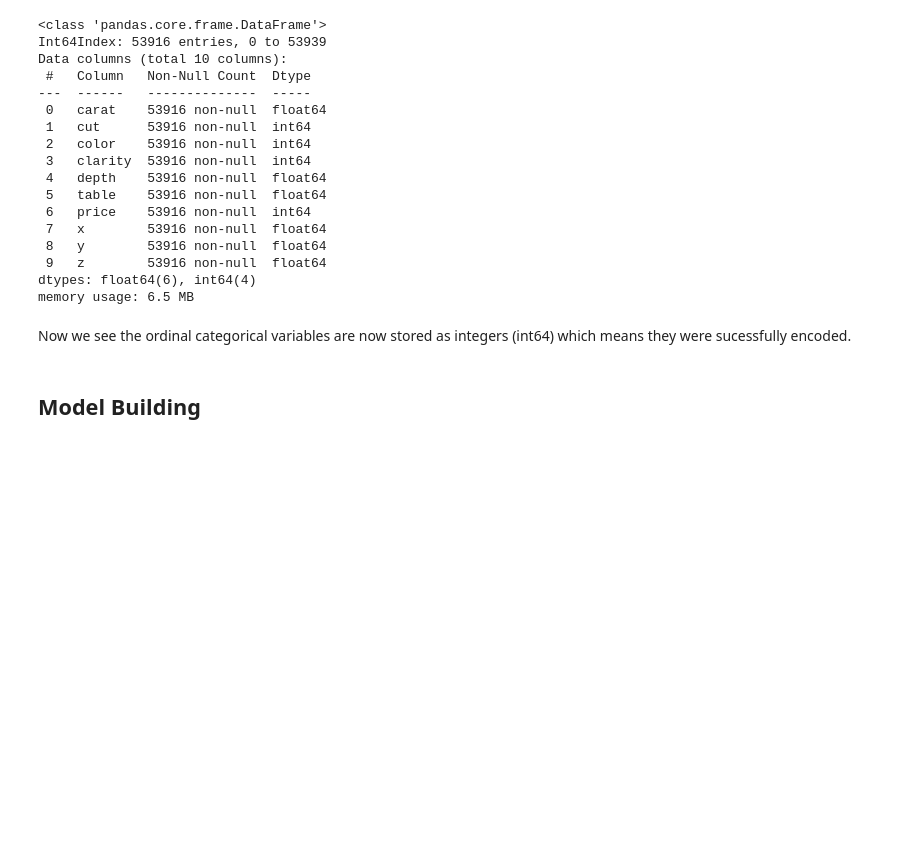
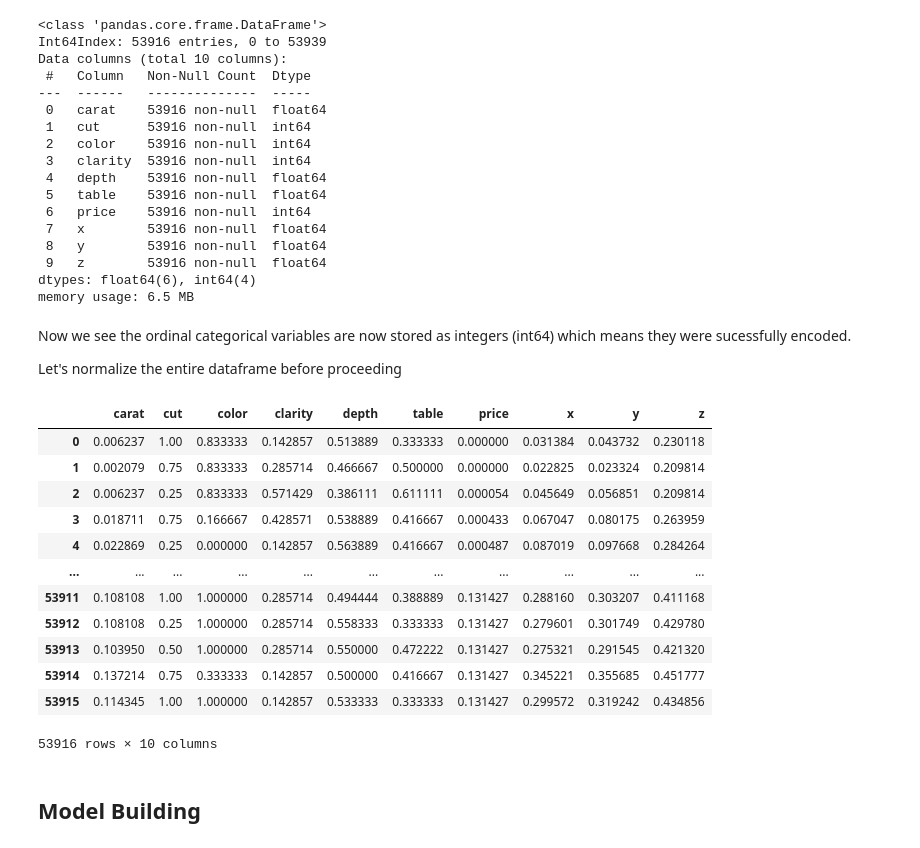
Before and after one commit to laurenmitch/DataSciencePortfolio, a Jupyter notebook: Machine Learning/Diamond Price Regression.ipynb, the cells around one changed output. Cells and saved outputs as stored; diff of their text form; code cells hidden in the pictures; blank space fills up the shorter version.

```diff
--- a/Machine Learning/Diamond Price Regression.ipynb
+++ b/Machine Learning/Diamond Price Regression.ipynb
@@ -263,3 +263,5 @@ dtypes: float64(6), int64(4)
 memory usage: 6.5 MB
 # %% [markdown]
 Now we see the ordinal categorical variables are now stored as integers (int64) which means they were sucessfully encoded.
+
+Let's normalize the entire dataframe before proceeding
@@ -266,3 +275,19 @@ Now we see the ordinal categorical variables are now stored as integers (int64)
+# %%
+data_norm_col
+# %% [output]
+|  | carat | cut | color | clarity | depth | table | price | x | y | z |
+| 0 | 0.006237 | 1.00 | 0.833333 | 0.142857 | 0.513889 | 0.333333 | 0.000000 | 0.031384 | 0.043732 | 0.230118 |
+| 1 | 0.002079 | 0.75 | 0.833333 | 0.285714 | 0.466667 | 0.500000 | 0.000000 | 0.022825 | 0.023324 | 0.209814 |
+| 2 | 0.006237 | 0.25 | 0.833333 | 0.571429 | 0.386111 | 0.611111 | 0.000054 | 0.045649 | 0.056851 | 0.209814 |
+| 3 | 0.018711 | 0.75 | 0.166667 | 0.428571 | 0.538889 | 0.416667 | 0.000433 | 0.067047 | 0.080175 | 0.263959 |
+| 4 | 0.022869 | 0.25 | 0.000000 | 0.142857 | 0.563889 | 0.416667 | 0.000487 | 0.087019 | 0.097668 | 0.284264 |
+| ... | ... | ... | ... | ... | ... | ... | ... | ... | ... | ... |
+| 53911 | 0.108108 | 1.00 | 1.000000 | 0.285714 | 0.494444 | 0.388889 | 0.131427 | 0.288160 | 0.303207 | 0.411168 |
+| 53912 | 0.108108 | 0.25 | 1.000000 | 0.285714 | 0.558333 | 0.333333 | 0.131427 | 0.279601 | 0.301749 | 0.429780 |
+| 53913 | 0.103950 | 0.50 | 1.000000 | 0.285714 | 0.550000 | 0.472222 | 0.131427 | 0.275321 | 0.291545 | 0.421320 |
+| 53914 | 0.137214 | 0.75 | 0.333333 | 0.142857 | 0.500000 | 0.416667 | 0.131427 | 0.345221 | 0.355685 | 0.451777 |
+| 53915 | 0.114345 | 1.00 | 1.000000 | 0.142857 | 0.533333 | 0.333333 | 0.131427 | 0.299572 | 0.319242 | 0.434856 |
+53916 rows × 10 columns
 # %% [markdown]
 ## Model Building
 # %% [markdown]
```
Also changed, not shown: parts of 21 cells of this notebook.
